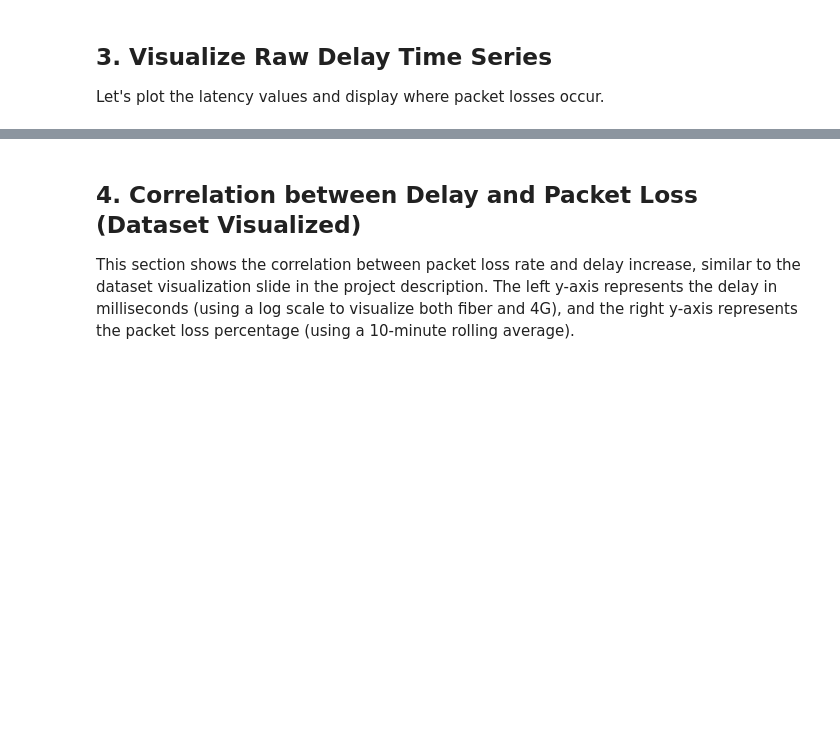
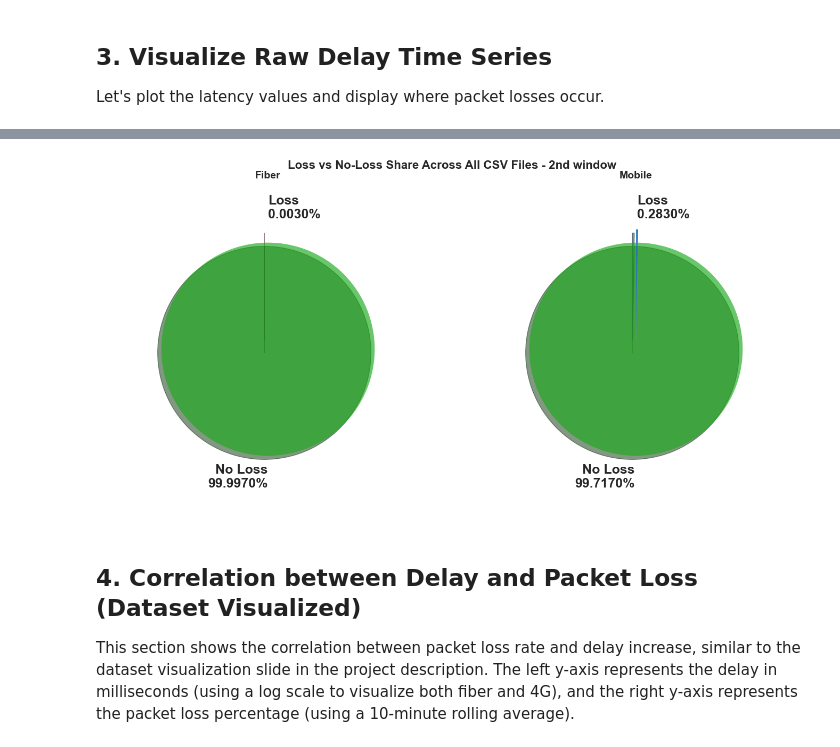
Before and after one commit to pietroguidetti02/NDAL-project-2026, a Jupyter notebook: exploratory_analysis.ipynb, the cells around one changed output, grey strips where cells are left out. Saved outputs shown, nothing was run; the diff lists cells and outputs as text; code cells hidden in the pictures; blank space fills up the shorter version.

```diff
--- a/exploratory_analysis.ipynb
+++ b/exploratory_analysis.ipynb
@@ -218,0 +489,74 @@ plt.savefig('results/raw_data_visualization/4g_delay_time_series.png', dpi=300)
+# %%
+import os
+import pandas as pd
+import matplotlib.pyplot as plt
+
+capture_dirs = {
+    'Second capture window': os.path.join(DATASET_DIR, 'second_capture_window'),
+}
+
+totals = {
+    'Fiber': {'rows': 0, 'loss': 0},
+    'Mobile': {'rows': 0, 'loss': 0},
+}
+
+for window_name, window_dir in capture_dirs.items():
+    for csv_name in sorted(os.listdir(window_dir)):
+        if not csv_name.endswith('.csv'):
+            continue
+
+        technology = 'Fiber' if 'fiber' in csv_name.lower() else 'Mobile'
+        csv_path = os.path.join(window_dir, csv_name)
+        df = pd.read_csv(csv_path)
+        rows = len(df)
+        losses = int((df['delay_ms'] == -1).sum())
+
+        totals[technology]['rows'] += rows
+        totals[technology]['loss'] += losses
+
+        print(f'{window_name} | {csv_name}: {losses} loss out of {rows} rows')
+
+fig, axes = plt.subplots(1, 2, figsize=(14, 7))
+pie_specs = [
+    ('Fiber', '#d62728', axes[0]),
+    ('Mobile', '#1f77b4', axes[1]),
+]
+
+for tech_name, accent_color, ax in pie_specs:
+    total_rows = totals[tech_name]['rows']
+    total_loss_rows = totals[tech_name]['loss']
+    total_no_loss_rows = total_rows - total_loss_rows
+
+    loss_pct = (total_loss_rows / total_rows) * 100 if total_rows else 0
+    no_loss_pct = (total_no_loss_rows / total_rows) * 100 if total_rows else 0
+
+    print('')
+    print(f'{tech_name}:')
+    print(f'  TOTAL rows: {total_rows}')
+    print(f'  TOTAL loss rows: {total_loss_rows} ({loss_pct:.4f}%)')
+    print(f'  TOTAL no-loss rows: {total_no_loss_rows} ({no_loss_pct:.4f}%)')
+
+    sizes = [total_no_loss_rows, total_loss_rows]
+    labels = [f'No Loss\n{no_loss_pct:.4f}%', f'Loss\n{loss_pct:.4f}%']
+    colors = ["#1ca91ca7", accent_color]
+    explode = (0, 0.10)
+
+    ax.pie(
+        sizes,
+        labels=labels,
+        colors=colors,
+        explode=explode,
+        startangle=90,
+        shadow=True,
+        textprops={'fontsize': 18, 'weight': 'bold'},
+        radius=0.8,         # Torta più piccola
+        labeldistance=1.2   # Etichette più lontane dal centro
+    )
+
+    ax.set_title(f'{tech_name}', fontsize=14, weight='bold')
+
+fig.suptitle('Loss vs No-Loss Share Across All CSV Files - 2nd window', fontsize=16, weight='bold')
+plt.tight_layout()
+plt.savefig('results/raw_data_visualization/global_loss_pie_chart_fiber_mobile_2ndwin.png', dpi=300)
+plt.show()
+# %% [output]
@@ -219,3 +580,4 @@ plt.savefig('results/raw_data_visualization/4g_delay_time_series.png', dpi=300)
+[figure, added]
 # %% [markdown]
 ## 4. Correlation between Delay and Packet Loss (Dataset Visualized)
 This section shows the correlation between packet loss rate and delay increase, similar to the dataset visualization slide in the project description. The left y-axis represents the delay in milliseconds (using a log scale to visualize both fiber and 4G), and the right y-axis represents the packet loss percentage (using a 10-minute rolling average).
```
Also changed, not shown: parts of 11 cells of this notebook, 30 other files.
